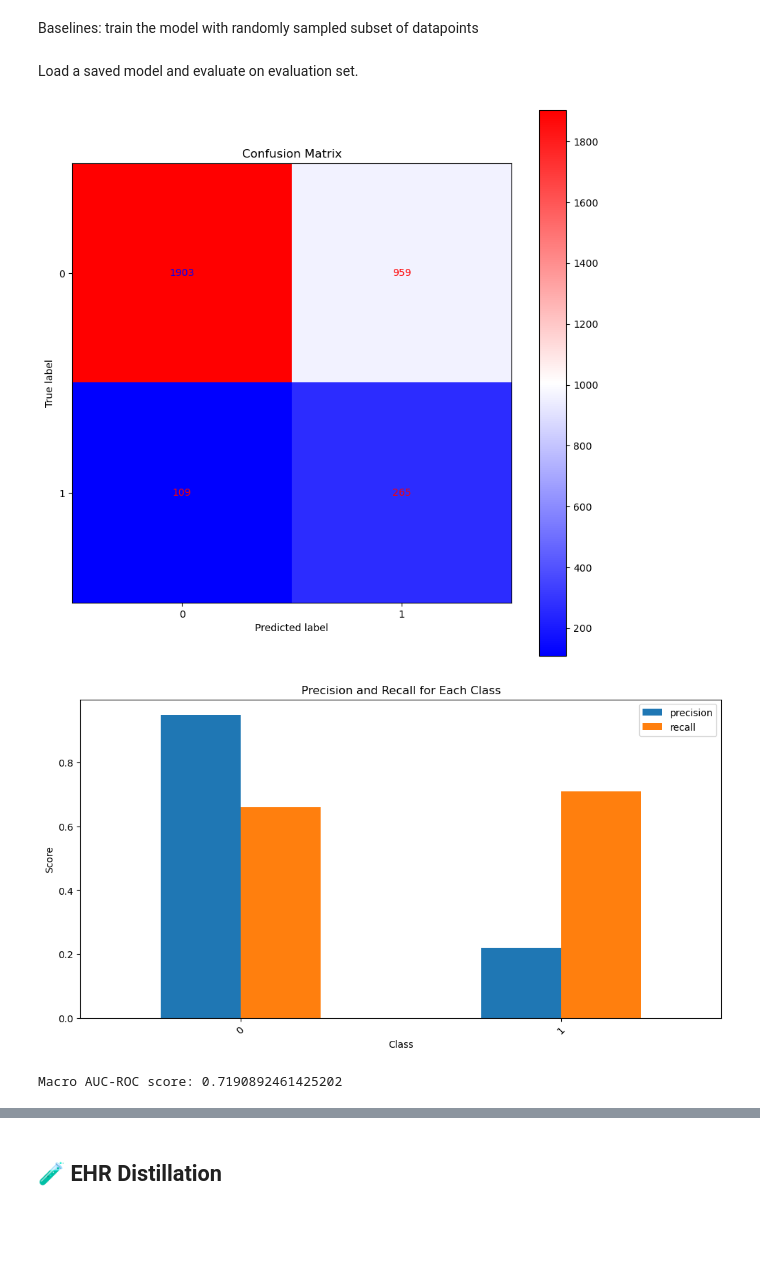
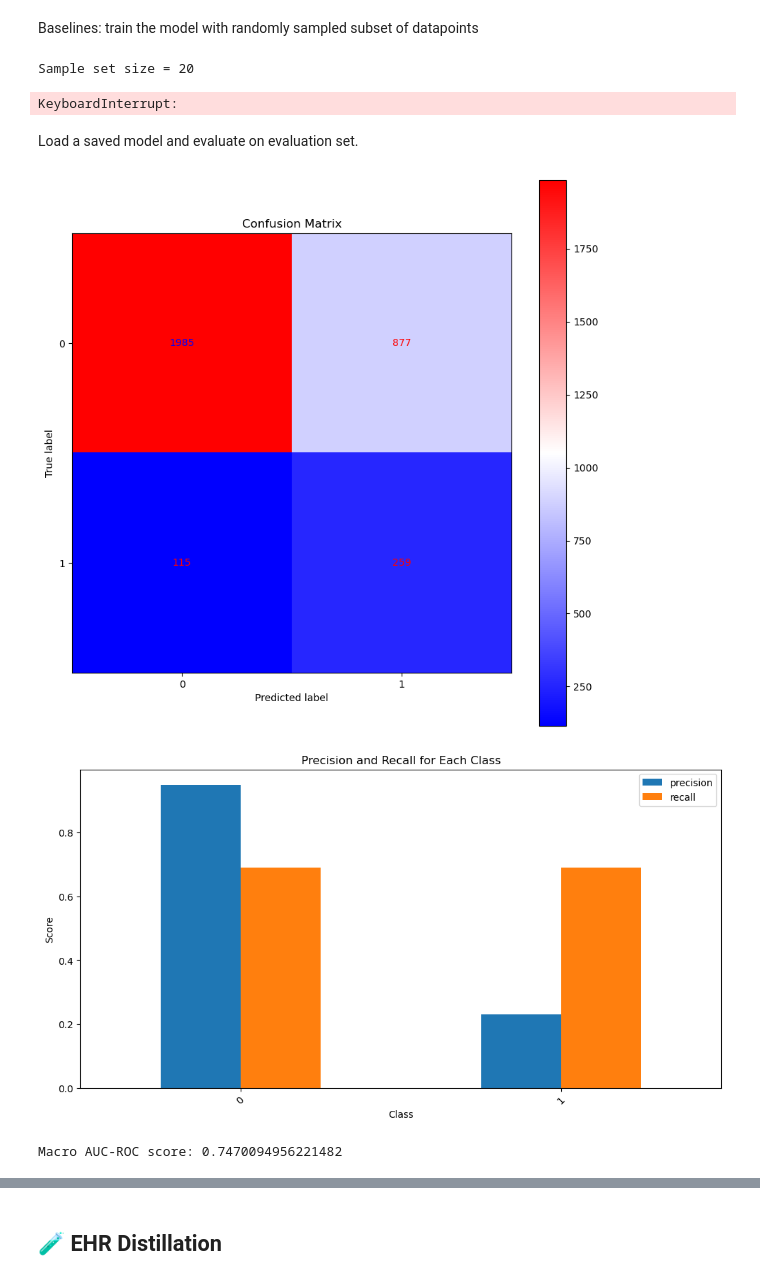
Before and after one commit to Ryan-Bohn/EHR-Distillation, a Jupyter notebook: ihm_preliminary.ipynb, the cells around one changed output, grey strips where cells are left out. Saved outputs shown, nothing was run; the diff lists cells and outputs as text; code cells hidden in the pictures; blank space fills up the shorter version.

```diff
--- a/ihm_preliminary.ipynb
+++ b/ihm_preliminary.ipynb
@@ -264,9 +264,9 @@ BATCH_SIZE = 256
 LR = 1e-3
 WD = 1e-3
 
-PT_SAVE_DIR = "./saved_data/ihm_model/"
-if not os.path.exists(PT_SAVE_DIR):
-    os.makedirs(PT_SAVE_DIR)
+SYN_DATA_SAVE_DIR = "./saved_data/ihm_model/"
+if not os.path.exists(SYN_DATA_SAVE_DIR):
+    os.makedirs(SYN_DATA_SAVE_DIR)
 
 # define num sampled datapoints
 N_SAMPLES_PER_CLS = 10
@@ -282,6 +282,7 @@ lab_real = torch.cat((lab_class_0, lab_class_1), dim=0).to(DEVICE)
 # print(ts_real.shape, lab_real.shape) # batch_size * num_time_steps * num_features
 
 sample_set = dataset.TensorDataset(ts_real, lab_real)
+print(f"Sample set size = {len(sample_set)}")
 
 # define dataloaders
 NUM_WORKERS = 8
@@ -304,12 +305,12 @@ for e in pbar:
     test_loss, test_acc = train.epoch("test", test_loader, model, loss_fn, device=DEVICE)
     if train_loss < min_loss:
         filename = f'ihm_{MODEL}_spc{N_SAMPLES_PER_CLS}_e{e}_trl{train_loss:.4f}_tel{test_loss:.4f}.pt'
-        file_path = os.path.join(PT_SAVE_DIR, filename)
+        file_path = os.path.join(SYN_DATA_SAVE_DIR, filename)
 
         # Remove the previous checkpoint if it exists
-        existing_pts = [f for f in os.listdir(PT_SAVE_DIR) if f.startswith(f'ihm_{MODEL}_spc{N_SAMPLES_PER_CLS}_e{e}_') and f.endswith('.pt')]
+        existing_pts = [f for f in os.listdir(SYN_DATA_SAVE_DIR) if f.startswith(f'ihm_{MODEL}_spc{N_SAMPLES_PER_CLS}_e{e}_') and f.endswith('.pt')]
         for f in existing_pts:
-            os.remove(os.path.join(PT_SAVE_DIR, f))
+            os.remove(os.path.join(SYN_DATA_SAVE_DIR, f))
         torch.save({
                 'epoch': e,
                 'model_state_dict': model.state_dict(),
@@ -322,28 +323,31 @@ for e in pbar:
                       "test loss": f"{test_loss:.4f}",
                       "test acc": f"{test_acc*100:.2f}%",
                       })
+# %% [output]
+Sample set size = 20
+KeyboardInterrupt:
 # %% [markdown]
 Load a saved model and evaluate on evaluation set.
 # %%
 # Evaluate saved model
-PT_SAVE_DIR = "./saved_data/ihm_model/"
-PT_NAME_GLOB = "ihm_mlp_spc10_e2_*.pt"
+SYN_DATA_SAVE_DIR = "./saved_data/ihm_model/"
+PT_NAME_GLOB = "ihm_mlp_spc10_e0_*.pt"
 eval_model = network.IHMPreliminaryMLP(input_shape=(48, 42))
 
-model_pt = glob(os.path.join(PT_SAVE_DIR, PT_NAME_GLOB))[0]
+model_pt = glob(os.path.join(SYN_DATA_SAVE_DIR, PT_NAME_GLOB))[0]
 model_data = torch.load(model_pt, map_location=torch.device(DEVICE))
 
 eval_model.load_state_dict(model_data["model_state_dict"])
 eval_model.to(DEVICE)
 eval_model.eval()
 
 # load eval set
 NUM_WORKERS = 8
 BATCH_SIZE = 256
 test_loader = DataLoader(test_set, batch_size=BATCH_SIZE, num_workers=NUM_WORKERS) # pay attention to the test set used here
 
 report.run_classificatoin_report(eval_model, test_loader)
 # %% [output]
-[figure, old version]
+[figure, new version]
-[figure, old version]
+[figure, new version]
-Macro AUC-ROC score: 0.7190892461425202
+Macro AUC-ROC score: 0.7470094956221482
```
Also changed, not shown: parts of 7 cells of this notebook.
